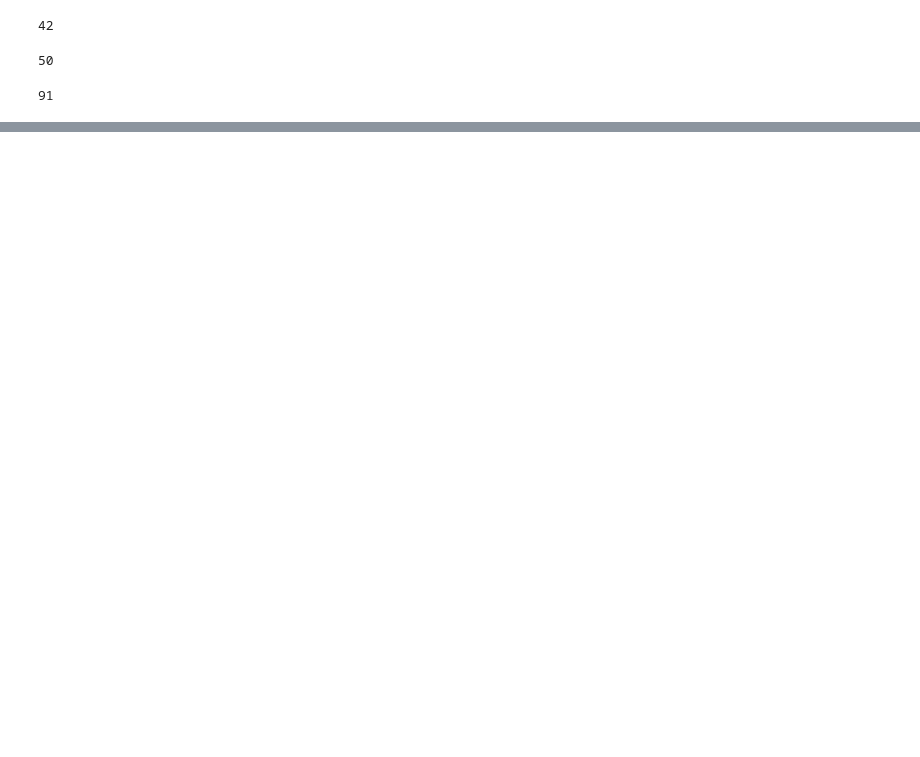
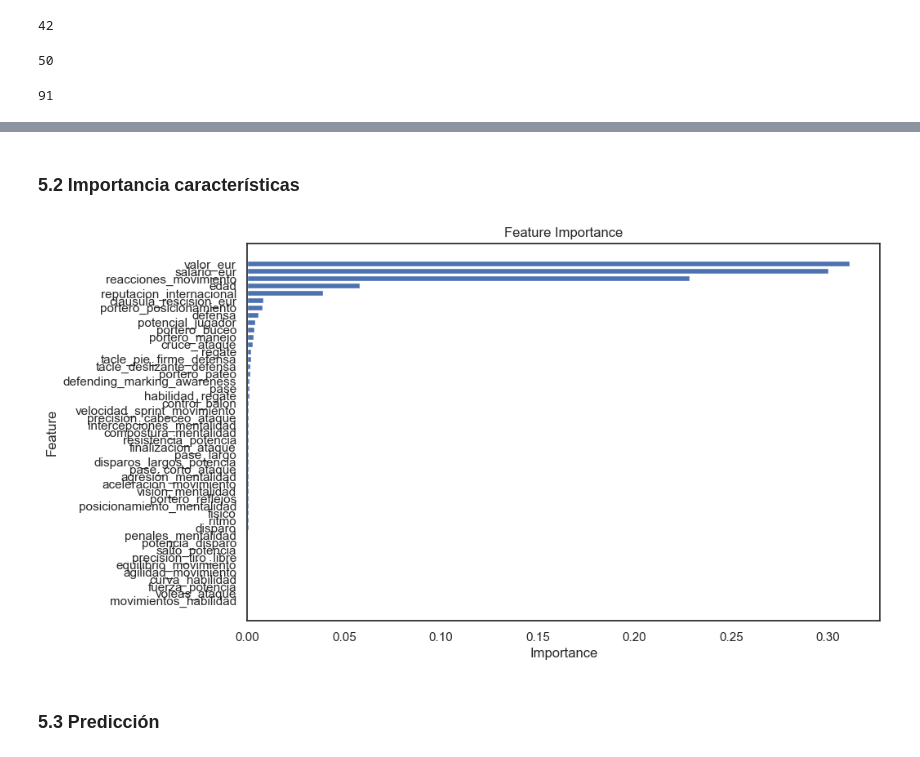
Before and after one commit to feersantana5/CRISP-DM-w-Open-Football-Data, a Jupyter notebook: 2.FIFA/fifa_analysis.ipynb, the cells around one changed output, grey strips where cells are left out. Saved outputs shown, nothing was run; the diff lists cells and outputs as text; code cells hidden in the pictures; blank space fills up the shorter version.

```diff
--- a/2.FIFA/fifa_analysis.ipynb
+++ b/2.FIFA/fifa_analysis.ipynb
@@ -1883,0 +1746,25 @@ Name: 0, dtype: object
+# %% [markdown]
+### 5.2 Importancia características
+# %%
+best_grid = load('mejor_modelo.joblib')
+selected_model = best_grid.best_estimator_
+
+if hasattr(selected_model, 'feature_importances_'):
+    features = X_train.columns
+    importances = selected_model.feature_importances_
+    feature_importances = pd.DataFrame({'Feature': features, 'Importance': importances})
+    feature_importances = feature_importances.sort_values('Importance', ascending=False)
+    plt.figure(figsize=(10, 6))
+    plt.barh(feature_importances['Feature'], feature_importances['Importance'])
+    plt.xlabel('Importance')
+    plt.ylabel('Feature')
+    plt.title('Feature Importance')
+    plt.gca().invert_yaxis()
+    plt.savefig('resources/10.caracteristicas_modelo.png', bbox_inches='tight')
+    plt.show()
+else:
+    print(f"El modelo {type(selected_model).__name__} no tiene el atributo 'feature_importances_'.")
+# %% [output]
+[figure, added]
+# %% [markdown]
+### 5.3 Predicción
```
Also changed, not shown: parts of 85 cells of this notebook, 20 other files.
